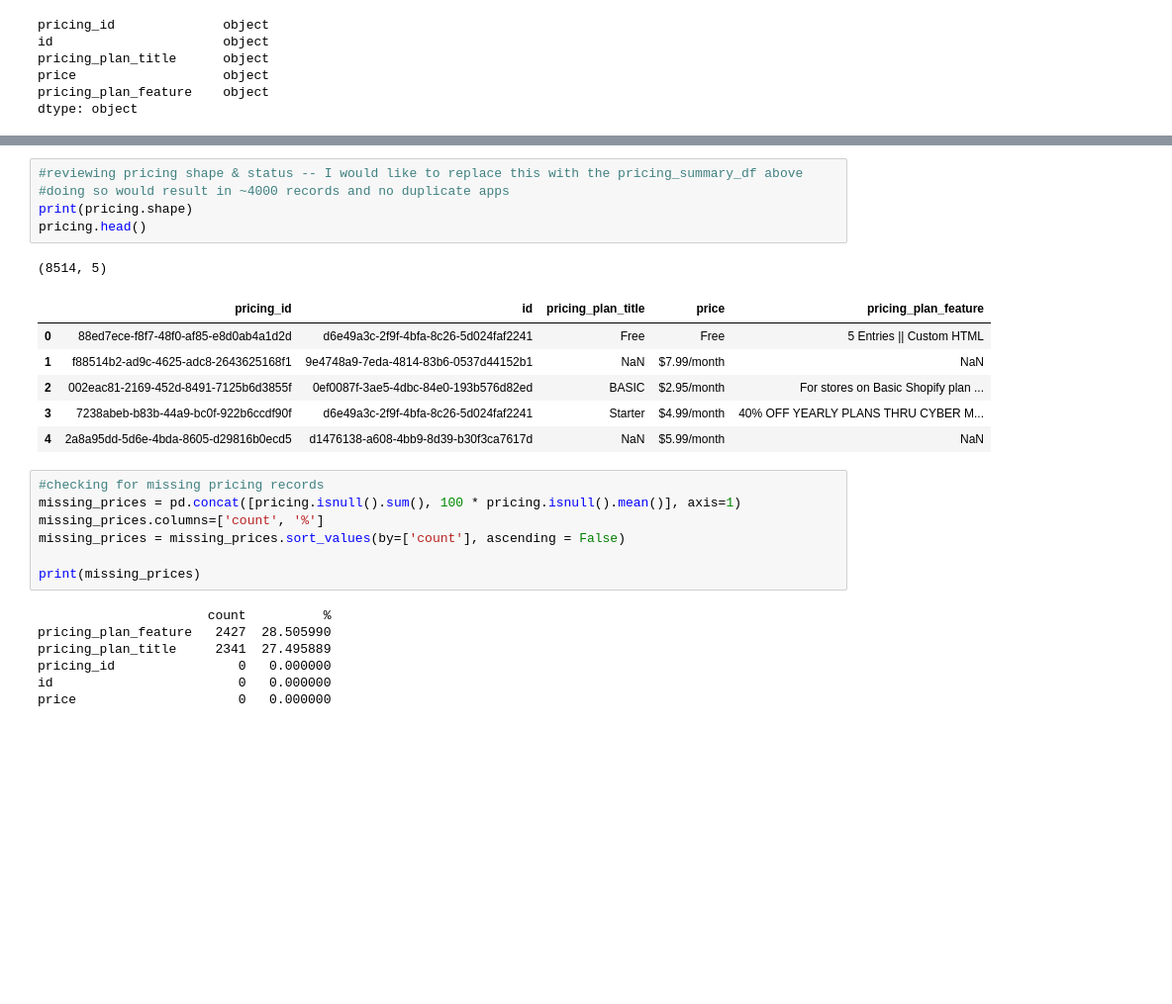
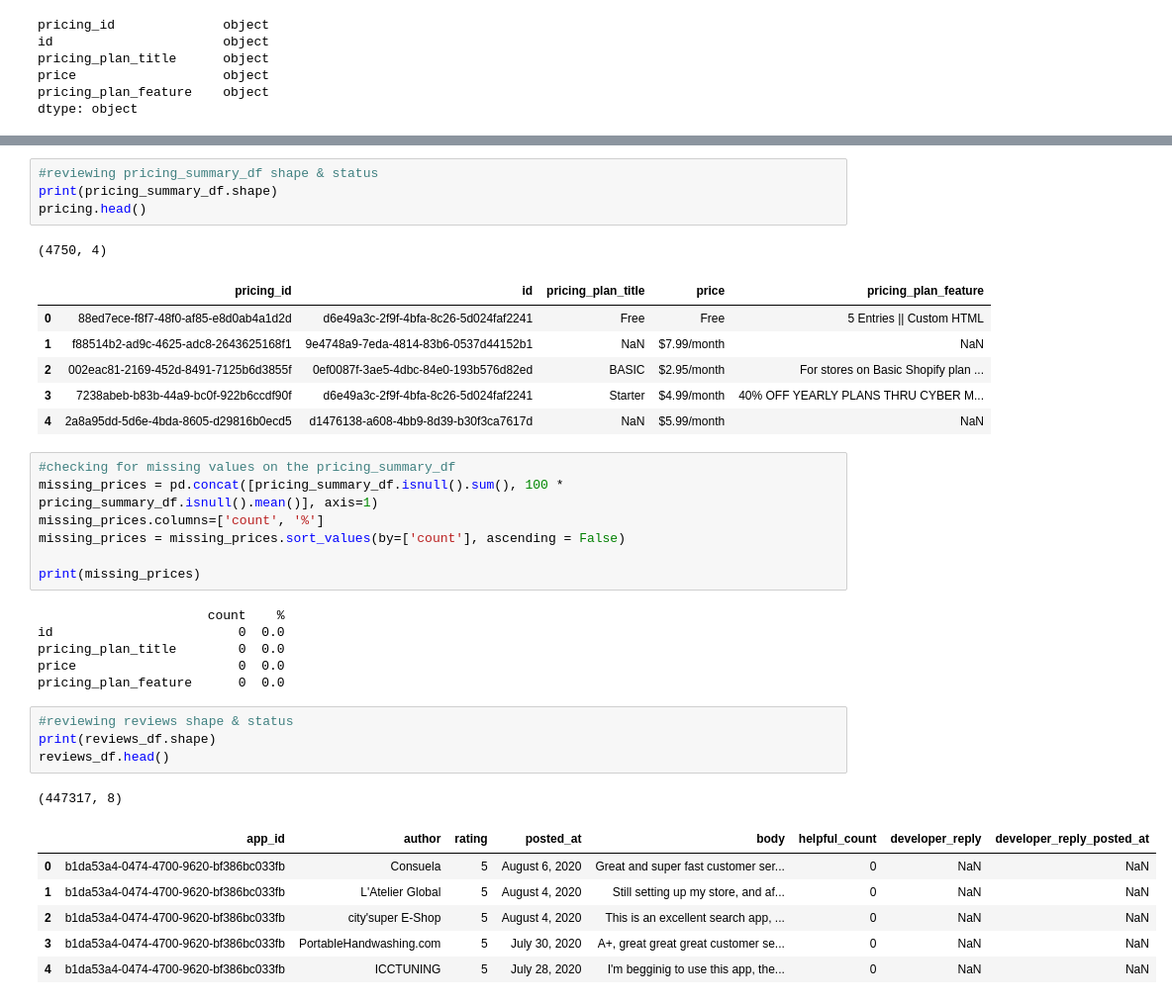
Before and after one commit to mt-smith/Springboard, a Jupyter notebook: Capstone_2/Shopify_Analysis_Capstone/notebooks/DataWranglingNotebook.ipynb, the cells around one changed output, grey strips where cells are left out. Shown: that part at 99% size. Cells and saved outputs as stored; diff of their text form; blank space fills up the shorter version.

```diff
--- a/Capstone_2/Shopify_Analysis_Capstone/notebooks/DataWranglingNotebook.ipynb
+++ b/Capstone_2/Shopify_Analysis_Capstone/notebooks/DataWranglingNotebook.ipynb
@@ -293,10 +324,9 @@ app_category             0   0.000000
 # %%
-#reviewing pricing shape & status -- I would like to replace this with the pricing_summary_df above
-#doing so would result in ~4000 records and no duplicate apps
-print(pricing.shape)
+#reviewing pricing_summary_df shape & status
+print(pricing_summary_df.shape)
 pricing.head()
 # %% [output]
-(8514, 5)
+(4750, 4)
 |  | pricing_id | id | pricing_plan_title | price | pricing_plan_feature |
 | 0 | 88ed7ece-f8f7-48f0-af85-e8d0ab4a1d2d | d6e49a3c-2f9f-4bfa-8c26-5d024faf2241 | Free | Free | 5 Entries || Custom HTML |
 | 1 | f88514b2-ad9c-4625-adc8-2643625168f1 | 9e4748a9-7eda-4814-83b6-0537d44152b1 | NaN | $7.99/month | NaN |
@@ -304,16 +334,27 @@ pricing.head()
 | 3 | 7238abeb-b83b-44a9-bc0f-922b6ccdf90f | d6e49a3c-2f9f-4bfa-8c26-5d024faf2241 | Starter | $4.99/month | 40% OFF YEARLY PLANS THRU CYBER M... |
 | 4 | 2a8a95dd-5d6e-4bda-8605-d29816b0ecd5 | d1476138-a608-4bb9-8d39-b30f3ca7617d | NaN | $5.99/month | NaN |
 # %%
-#checking for missing pricing records
-missing_prices = pd.concat([pricing.isnull().sum(), 100 * pricing.isnull().mean()], axis=1)
+#checking for missing values on the pricing_summary_df
+missing_prices = pd.concat([pricing_summary_df.isnull().sum(), 100 * pricing_summary_df.isnull().mean()], axis=1)
 missing_prices.columns=['count', '%']
 missing_prices = missing_prices.sort_values(by=['count'], ascending = False)
 
 print(missing_prices)
 # %% [output]
-                      count          %
-pricing_plan_feature   2427  28.505990
-pricing_plan_title     2341  27.495889
-pricing_id                0   0.000000
-id                        0   0.000000
-price                     0   0.000000
+                      count    %
+id                        0  0.0
+pricing_plan_title        0  0.0
+price                     0  0.0
+pricing_plan_feature      0  0.0
+# %%
+#reviewing reviews shape & status
+print(reviews_df.shape)
+reviews_df.head()
+# %% [output]
+(447317, 8)
+|  | app_id | author | rating | posted_at | body | helpful_count | developer_reply | developer_reply_posted_at |
+| 0 | b1da53a4-0474-4700-9620-bf386bc033fb | Consuela | 5 | August 6, 2020 | Great and super fast customer ser... | 0 | NaN | NaN |
+| 1 | b1da53a4-0474-4700-9620-bf386bc033fb | L'Atelier Global | 5 | August 4, 2020 | Still setting up my store, and af... | 0 | NaN | NaN |
+| 2 | b1da53a4-0474-4700-9620-bf386bc033fb | city'super E-Shop | 5 | August 4, 2020 | This is an excellent search app, ... | 0 | NaN | NaN |
+| 3 | b1da53a4-0474-4700-9620-bf386bc033fb | PortableHandwashing.com | 5 | July 30, 2020 | A+, great great great customer se... | 0 | NaN | NaN |
+| 4 | b1da53a4-0474-4700-9620-bf386bc033fb | ICCTUNING | 5 | July 28, 2020 | I'm begginig to use this app, the... | 0 | NaN | NaN |
```
Also changed, not shown: parts of 12 cells of this notebook.
